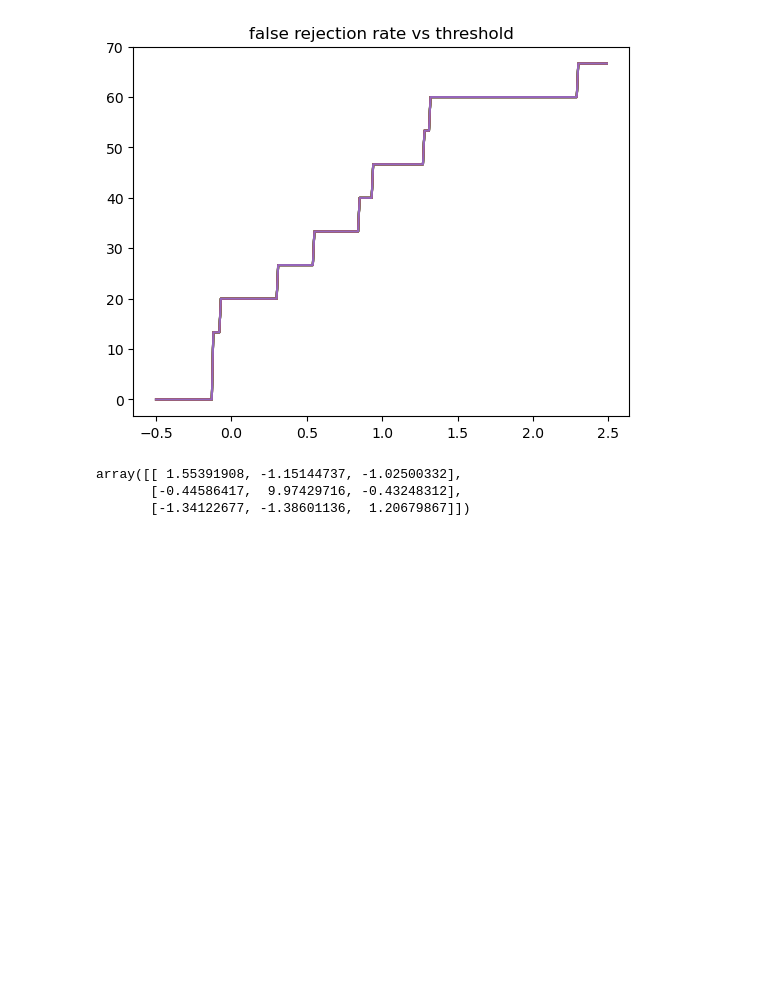
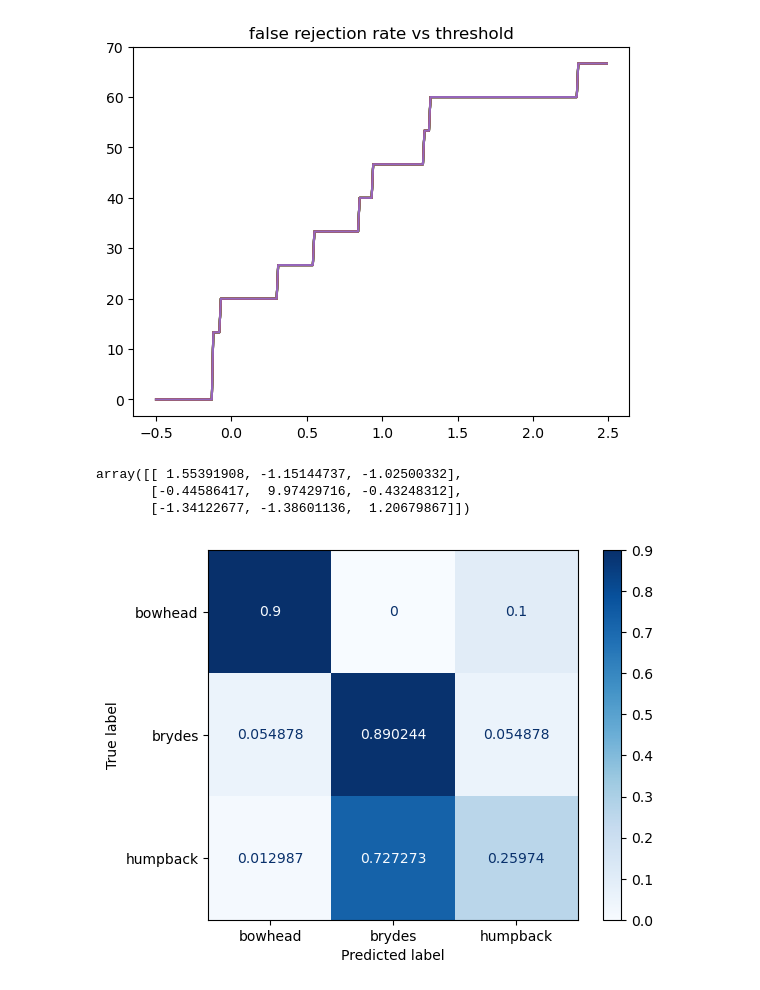
Before and after one commit to Davidjames9610/ubm, a Jupyter notebook: gmm_ubm/whale_verification.ipynb, the cells around one changed output. Cells and saved outputs as stored; diff of their text form; code cells hidden in the pictures; blank space fills up the shorter version.

```diff
--- a/gmm_ubm/whale_verification.ipynb
+++ b/gmm_ubm/whale_verification.ipynb
@@ -210,3 +205,36 @@ pickle.dump(np.array(all_whales), open('mfcc_base_result.pickle','wb'))
+# %%
+# confusion matrix
+
+adsConfusion = ads
+
+result = []
+labels = adsConfusion.labels
+for i in range(len(adsConfusion.files)):
+    whale_feature = hf.helper_feature_extraction(adsConfusion.files[i], normFactors)
+    speakers_scores = []
+    for s in range(len(speakers)):
+        whale_model = enrolled_gmms[speakers[s]]
+
+        logLikelihood = whale_model._estimate_weighted_log_prob(whale_feature)
+        lspeaker = logsumexp(logLikelihood, axis=1)
+
+        logLikelihood = ubm._estimate_weighted_log_prob(whale_feature)
+        lubm = logsumexp(logLikelihood, axis=1)
+
+        speakers_scores.append(np.mean(running_mean(lspeaker-lubm, 3)))
+
+    result.append(speakers[np.argmax(speakers_scores)])
+# %%
+
+import matplotlib.pyplot as plt
+from sklearn.metrics import confusion_matrix, ConfusionMatrixDisplay
+
+cm = confusion_matrix(result, labels, labels=speakers, normalize='true')
+disp = ConfusionMatrixDisplay(confusion_matrix=cm,display_labels=speakers)
+disp = disp.plot(cmap=plt.cm.Blues,values_format='g')
+plt.show()
+# %% [output]
+[figure, added]
 # %%
 # MFCC base result
 # [[ 0.85938588, -0.32007101, -0.59410135],
```
Also changed, not shown: parts of 5 cells of this notebook.
